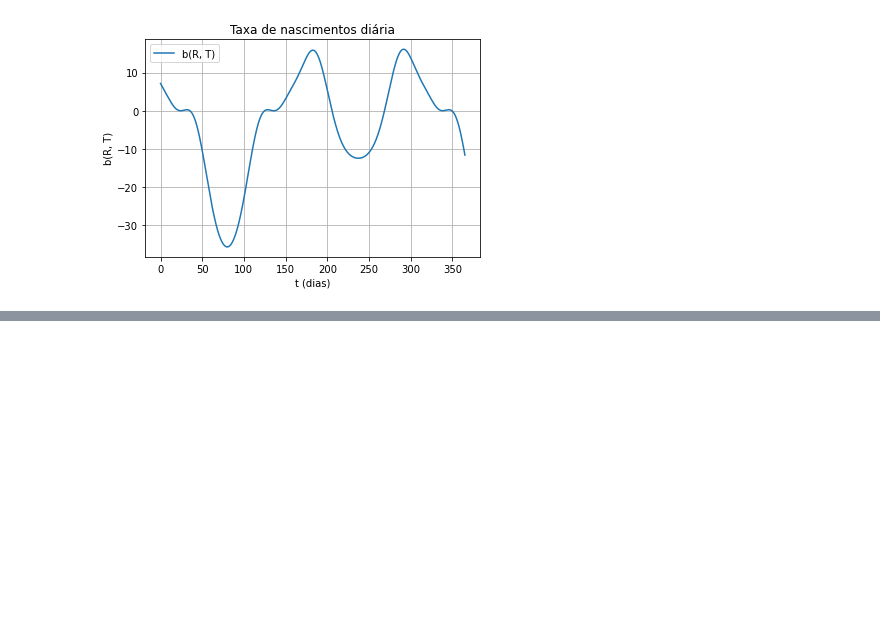
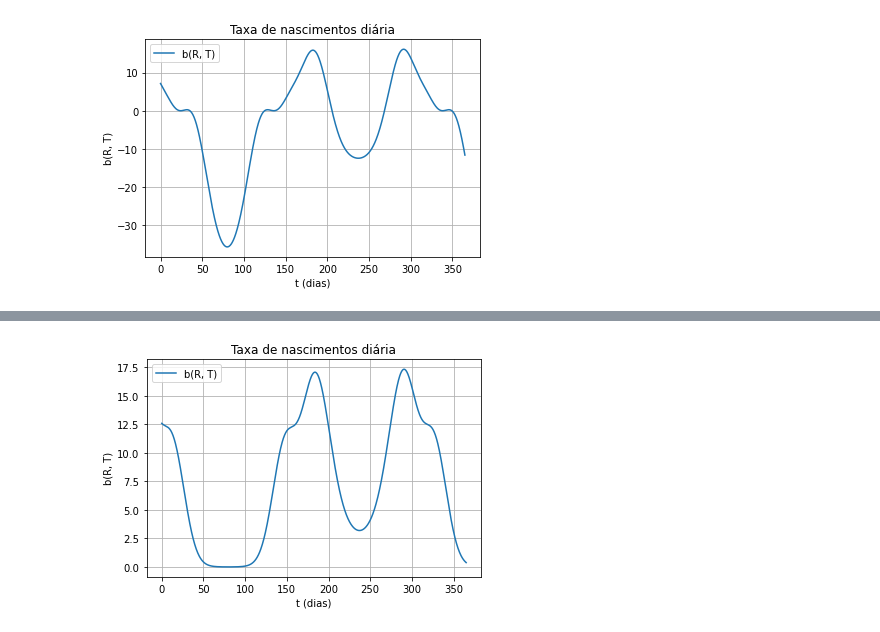
Before and after one commit to RaphaLevy/TCC, a Jupyter notebook: Discussão/Plots_de_Taxas.ipynb, the cells around one changed output, grey strips where cells are left out. Cells and saved outputs as stored; diff of their text form; code cells hidden in the pictures; blank space fills up the shorter version.

```diff
--- a/Discussão/Plots_de_Taxas.ipynb
+++ b/Discussão/Plots_de_Taxas.ipynb
@@ -880,0 +943,18 @@ plt.show()
+# %%
+def birth_rate_teste(t):
+        return B_E * p_ER_teste(t) * p_LRT_teste(t) * p_PR_teste(t) / (tau_E + larvae_development_rate(t) + tau_P)
+
+# Pontos no tempo
+t_values = np.linspace(0, 365, 1000) # 1000 pontos entre 0 e 365
+birth_values = [birth_rate_teste(t) for t in t_values]
+
+# Plotando
+plt.plot(t_values, birth_values, label='b(R, T)')
+plt.title('Taxa de nascimentos diária')
+plt.xlabel('t (dias)')
+plt.ylabel('b(R, T)')
+plt.legend()
+plt.grid(True)
+plt.show()
+# %% [output]
+[figure, added]
```
Also changed, not shown: parts of 4 cells of this notebook.
